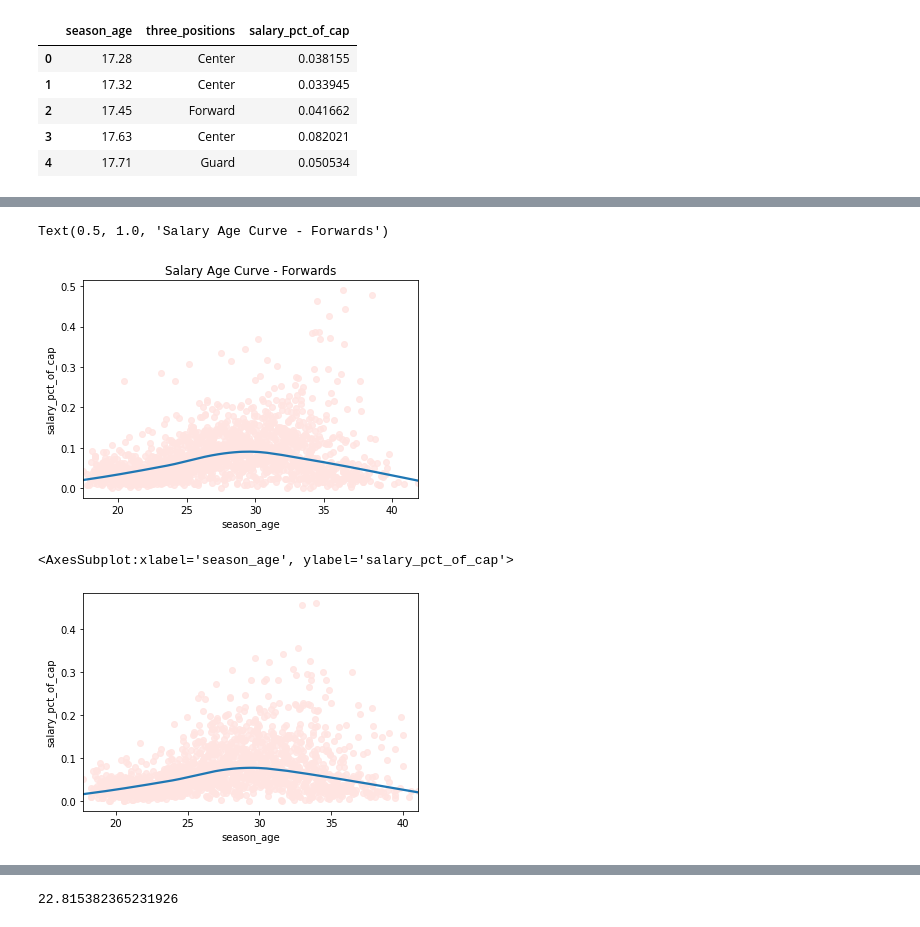
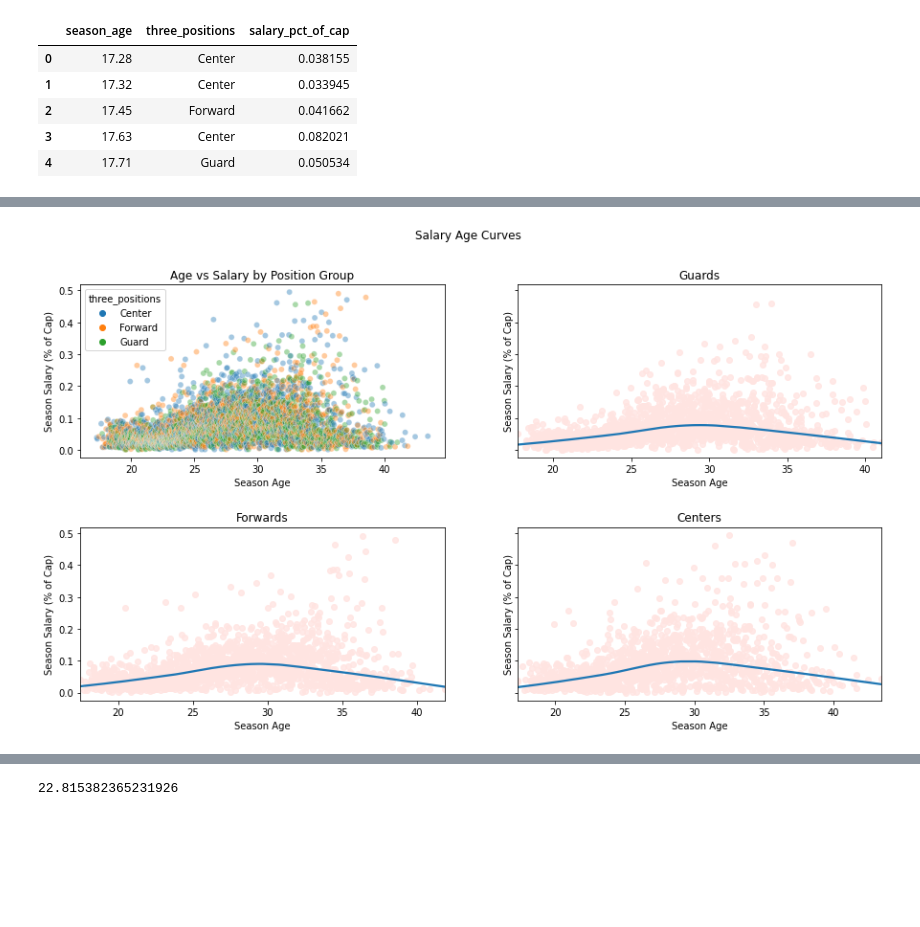
Before and after one commit to wfordh/nba_salaries_work, a Jupyter notebook: salary_analysis_plots.ipynb, the cells around one changed output, grey strips where cells are left out. Cells and saved outputs as stored; diff of their text form; code cells hidden in the pictures; blank space fills up the shorter version.

```diff
--- a/salary_analysis_plots.ipynb
+++ b/salary_analysis_plots.ipynb
@@ -404,24 +388,56 @@ sns.regplot(
-# %%
-g = sns.regplot(
-    data = salary_age_data.loc[salary_age_data.three_positions=="Forward"],
-    x="season_age",
-    y="salary_pct_of_cap",
-    lowess=True,
-    scatter_kws={"color":"mistyrose"},
-)
-
-g.set_title("Salary Age Curve - Forwards")
-# %% [output]
-Text(0.5, 1.0, 'Salary Age Curve - Forwards')
-[figure, removed]
-# %%
-sns.regplot(
-    data = salary_age_data.loc[salary_age_data.three_positions=="Guard"],
-    x="season_age",
-    y="salary_pct_of_cap",
-    lowess=True,
-    scatter_kws={"color":"mistyrose"}
-)
-# %% [output]
-<AxesSubplot:xlabel='season_age', ylabel='salary_pct_of_cap'>
-[figure, removed]
+# %%
+fig, ax = plt.subplots(2, 2, figsize=(15, 8), sharey=True)
+fig.suptitle("Salary Age Curves")
+plt.subplots_adjust(wspace=0.2, hspace=0.4)
+
+sns.scatterplot(
+    data=salary_age_data,
+    x="season_age", y="salary_pct_of_cap",
+    hue="three_positions",
+    alpha=0.4,
+    ax=ax[0, 0]
+)
+ax[0, 0].set_title("Age vs Salary by Position Group")
+ax[0, 0].set_xlabel("Season Age")
+ax[0, 0].set_ylabel("Season Salary (% of Cap)")
+
+sns.regplot(
+    data = salary_age_data.loc[salary_age_data.three_positions=="Guard"],
+    x="season_age",
+    y="salary_pct_of_cap",
+    lowess=True,
+    scatter_kws={"color":"mistyrose"},
+    ax=ax[0, 1]
+)
+ax[0, 1].set_title("Guards")
+ax[0, 1].set_xlabel("Season Age")
+ax[0, 1].set_ylabel("Season Salary (% of Cap)")
+
+sns.regplot(
+    data = salary_age_data.loc[salary_age_data.three_positions=="Forward"],
+    x="season_age",
+    y="salary_pct_of_cap",
+    lowess=True,
+    scatter_kws={"color":"mistyrose"},
+    ax = ax[1, 0]
+)
+
+ax[1, 0].set_title("Forwards")
+ax[1, 0].set_xlabel("Season Age")
+ax[1, 0].set_ylabel("Season Salary (% of Cap)")
+
+sns.regplot(
+    data = salary_age_data.loc[salary_age_data.three_positions=="Center"],
+    x="season_age",
+    y="salary_pct_of_cap",
+    lowess=True,
+    scatter_kws={"color":"mistyrose"},
+    ax=ax[1,1]
+)
+ax[1, 1].set_title("Centers")
+ax[1, 1].set_xlabel("Season Age")
+ax[1, 1].set_ylabel("Season Salary (% of Cap)")
+
+plt.savefig("outputs/salary_age_curves.png")
+# %% [output]
+[figure, added]
```
Also changed, not shown: parts of 15 cells of this notebook.
